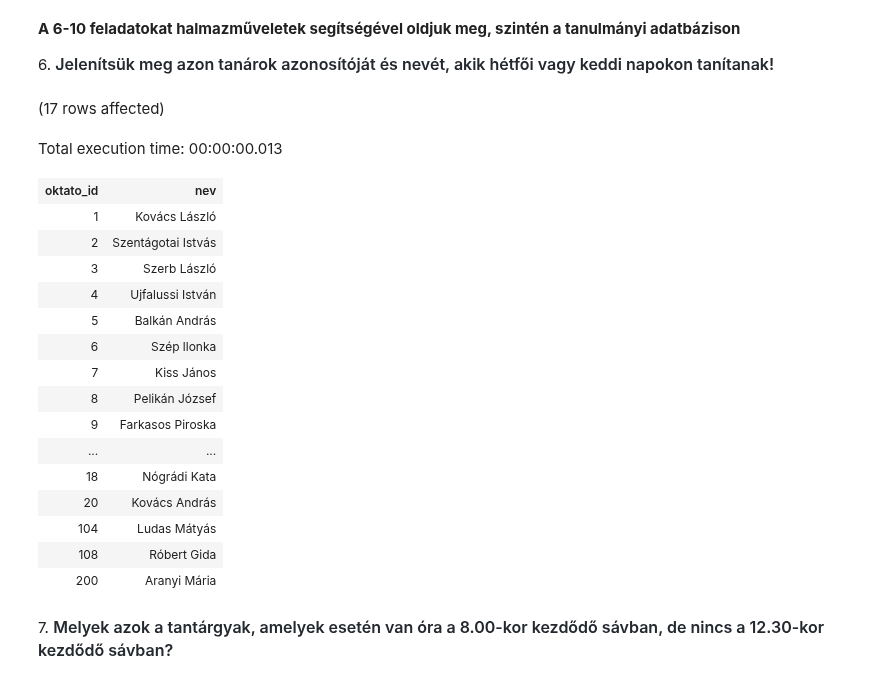
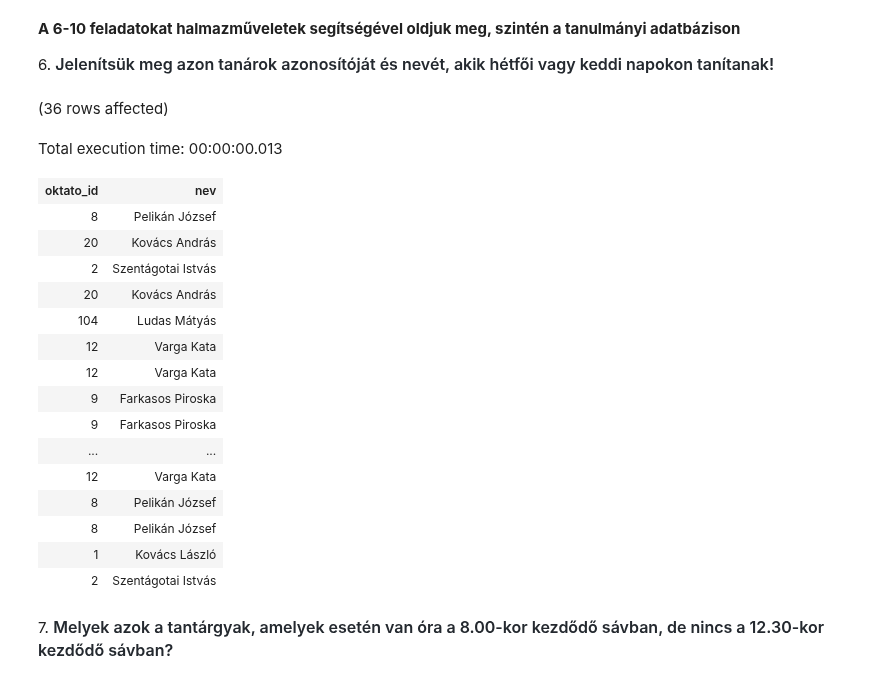
Before and after one commit to Dobo-Lilla/adatbazisok, a Jupyter notebook: gyakorlat03_feladatok.ipynb, the cells around one changed output. Cells and saved outputs as stored; diff of their text form; code cells hidden in the pictures.

```diff
--- a/gyakorlat03_feladatok.ipynb
+++ b/gyakorlat03_feladatok.ipynb
@@ -59,36 +59,37 @@ Total execution time: 00:00:00.010
 # %%
 SELECT okt.oktato_id,
     okt.nev
 FROM Orak o JOIN Oktatok okt ON o.tanar = okt.oktato_id
     JOIN Napok n ON o.nap = n.nap_id
 WHERE n.nap = 'Hétfő'
 
-UNION
+UNION ALL
+--UNION All megjeleníti a duplikációkat pl aki mind a két nap tanított
 
 SELECT okt.oktato_id,
     okt.nev
 FROM Orak o JOIN Oktatok okt ON o.tanar = okt.oktato_id
     JOIN Napok n ON o.nap = n.nap_id
 WHERE n.nap = 'Kedd'
 # %% [output]
-(17 rows affected)
+(36 rows affected)
 Total execution time: 00:00:00.013
 | oktato_id | nev |
+| 8 | Pelikán József |
+| 20 | Kovács András |
+| 2 | Szentágotai Istvás |
+| 20 | Kovács András |
+| 104 | Ludas Mátyás |
+| 12 | Varga Kata |
+| 12 | Varga Kata |
+| 9 | Farkasos Piroska |
+| 9 | Farkasos Piroska |
+| ... | ... |
+| 12 | Varga Kata |
+| 8 | Pelikán József |
+| 8 | Pelikán József |
 | 1 | Kovács László |
 | 2 | Szentágotai Istvás |
-| 3 | Szerb László |
-| 4 | Ujfalussi István |
-| 5 | Balkán András |
-| 6 | Szép llonka |
-| 7 | Kiss János |
-| 8 | Pelikán József |
-| 9 | Farkasos Piroska |
-| ... | ... |
-| 18 | Nógrádi Kata |
-| 20 | Kovács András |
-| 104 | Ludas Mátyás |
-| 108 | Róbert Gida |
-| 200 | Aranyi Mária |
 # %% [markdown]
 7. <span style="background-color: rgb(255, 255, 255); color: rgb(36, 41, 47); font-family: -apple-system, BlinkMacSystemFont, &quot;Segoe UI&quot;, Helvetica, Arial, sans-serif, &quot;Apple Color Emoji&quot;, &quot;Segoe UI Emoji&quot;; font-size: 16px; font-weight: 600;">Melyek azok a tantárgyak, amelyek esetén van óra a 8.00-kor kezdődő sávban, de nincs a 12.30-kor kezdődő sávban?</span>
 # %% [markdown]
```
Also changed, not shown: parts of 5 cells of this notebook.
